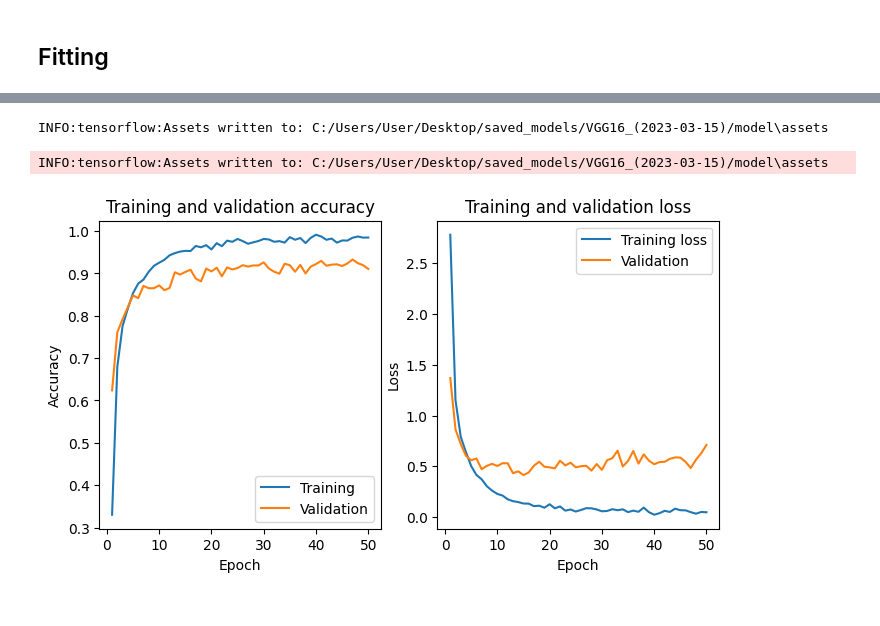
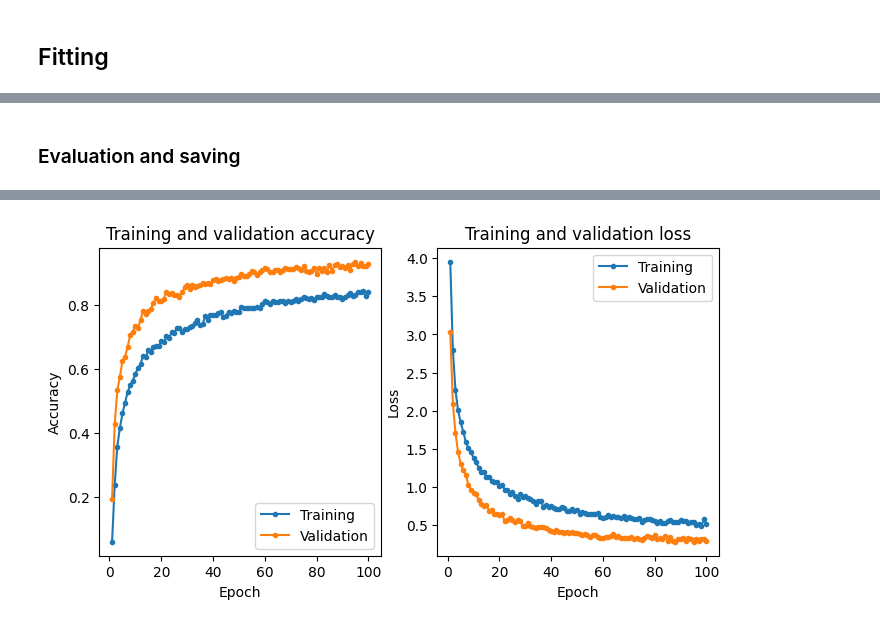
Before and after one commit to d-rogalski/MasterThesis, a Jupyter notebook: main_notebook.ipynb, the cells around one changed output, grey strips where cells are left out. Cells and saved outputs as stored; diff of their text form; code cells hidden in the pictures.

```diff
--- a/main_notebook.ipynb
+++ b/main_notebook.ipynb
@@ -23,7 +31,7 @@ FPATH = 'C:/Users/User/Desktop/saved_models'
 train_part, valid_part, test_part = 0.7, 0.15, 0.15
 
 # Loading
-ds_kaggle = tf.keras.utils.image_dataset_from_directory(
+kaggle_ds = tf.keras.utils.image_dataset_from_directory(
     'kaggle dataset',
     validation_split=0,
     shuffle=True,
@@ -41,17 +49,18 @@ nature_ds = tf.keras.utils.image_dataset_from_directory(
     batch_size=BATCH_SIZE
 )
 
-class_names = ds_kaggle.class_names
+class_names = kaggle_ds.class_names
 no_classes = len(class_names)
 
 # Splitting
-train_ds, valid_ds, test_ds = tf_utils.get_dataset_partitions(ds_kaggle, train_part, valid_part, test_part, seed=SEED)
+train_ds, valid_ds, test_ds = tf_utils.get_dataset_partitions(kaggle_ds, train_part, valid_part, test_part, seed=SEED)
 print(f'Batches ({BATCH_SIZE} images per batch) in subsets:')
 print(f'Train: {len(train_ds)}')
 print(f'Validation: {len(valid_ds)}')
 print(f'Test: {len(test_ds)}')
 
 # Normalization
+kaggle_ds = kaggle_ds.map(tf_utils.normalize)
 train_ds = train_ds.map(tf_utils.normalize)
 valid_ds = valid_ds.map(tf_utils.normalize)
 test_ds = test_ds.map(tf_utils.normalize)
@@ -117,0 +206,21 @@ _________________________________________________________________
+# %%
+# Constructing a model
+name = 'MobileNet'
+# Loading pretrained convolutional layers of the model
+pretrained = tf.keras.applications.MobileNet(
+    include_top=False,
+    weights='imagenet',
+    input_shape=(*IMG_SIZE, 3),
+    pooling='avg'
+)
+
+pretrained.summary()
+
+# Disabling training of pretrained layers
+#pretrained.trainable = False
+
+# Creating the model - adding fully connected layers on top of model
+model = tf.keras.models.Sequential(name=name)
+model.add(pretrained)
+model.add(tf.keras.layers.Dense(1024, activation='relu'))
+model.add(tf.keras.layers.Dense(no_classes, activation='softmax'))
@@ -124,10 +277,12 @@ model_dir_name = f'{model.name}_({training_date})_'
 ctr = [p.name[:-1] for p in pathlib.Path(FPATH).glob('*')].count(model_dir_name)
 model_dir_name += str(ctr)
 
+print(model_dir_name)
+
 callbacks = [
     tf.keras.callbacks.ModelCheckpoint(
         f'{FPATH}/{model_dir_name}/model',
-        monitor='val_acc',
+        monitor='val_accuracy',
         save_best_only=True
     )
 ]
@@ -165,0 +312,2 @@ Epoch 45/50
+# %% [markdown]
+### Evaluation and saving
@@ -166,7 +316,6 @@ Epoch 45/50
 # %%
-model.save(f'{FPATH}/{model_dir_name}/model')
-
 tf_utils.plot_history(history)
 
-json.dump(history.history, open(f'{FPATH}/{model_dir_name}/history.json', 'w'))
+tf_utils.save_json(f'{FPATH}/{model_dir_name}/history.json', history.history)
+#json.dump(history.history, open(f'{FPATH}/{model_dir_name}/history.json', 'w'))
 # %% [output]
@@ -174,6 +322,4 @@ WARNING:absl:Found untraced functions such as _update_step_xla, _jit_compiled_co
-INFO:tensorflow:Assets written to: C:/Users/User/Desktop/saved_models/VGG16_(2023-03-15)/model\assets
-INFO:tensorflow:Assets written to: C:/Users/User/Desktop/saved_models/VGG16_(2023-03-15)/model\assets
-[figure, old version]
+[figure, new version]
 # %%
 test_loss, test_accuracy = model.evaluate(test_ds)
 print('Kaggle set evaluation: ')
```
Also changed, not shown: parts of 46 cells of this notebook.
